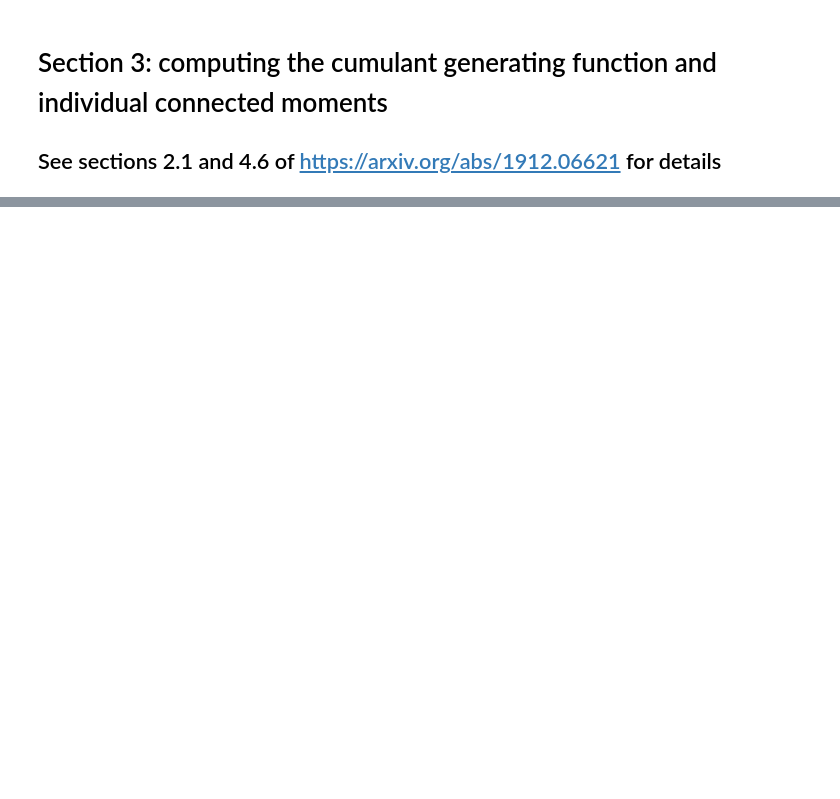
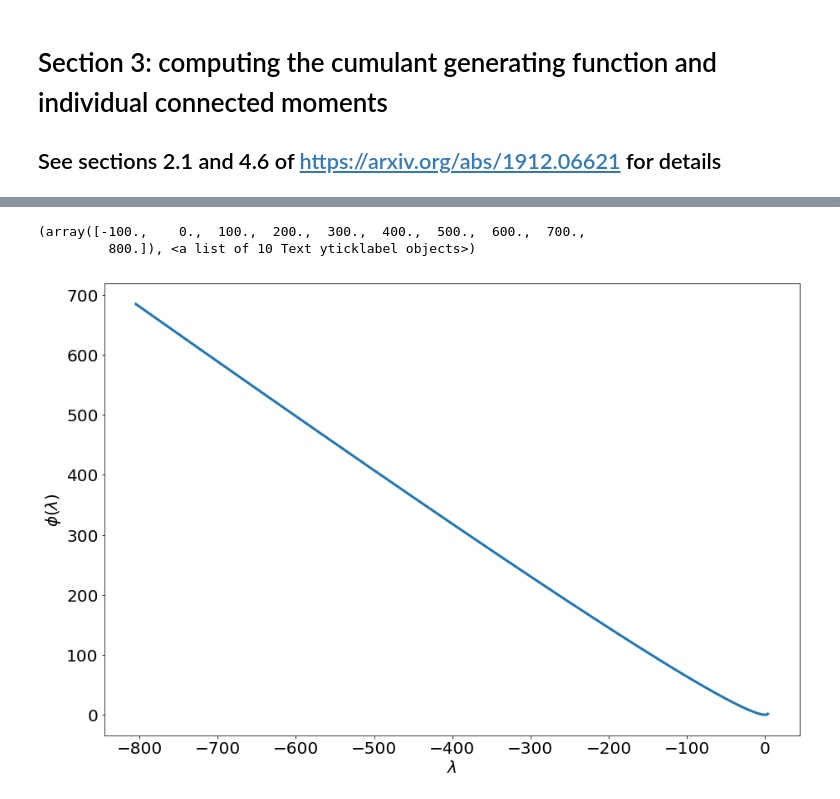
Before and after one commit to OliverFHD/CosMomentum, a Jupyter notebook: compute_PDF_and_CGF.ipynb, the cells around one changed output, grey strips where cells are left out. Saved outputs shown, nothing was run; the diff lists cells and outputs as text; code cells hidden in the pictures; blank space fills up the shorter version.

```diff
--- a/compute_PDF_and_CGF.ipynb
+++ b/compute_PDF_and_CGF.ipynb
@@ -448,0 +571,21 @@ print np.sum(P_of_N_values_sample_4)
+# %%
+var_NL_rescale = 1.0
+f_NL = 3.0
+R = 15.0
+
+d_L_values, d_NL_values, lambda_values, phi_values, lambda_G_values, phi_G_values, var_lin_values, skew_lin_values, R_L_values = CGF(z, R, f_NL, var_NL_rescale, 0)
+tau_values = d_L_values/np.sqrt(var_lin_values)
+# %%
+indeces = np.where(lambda_values[1:]>lambda_values[:len(lambda_values)-1])[0]
+#indeces = range(0, len(lambda_values))
+# %%
+plt.figure(figsize=(15, 10))
+plt.plot(lambda_values[indeces], phi_values[indeces], linewidth=3)
+plt.xlabel("$\lambda$", size=20)
+plt.ylabel("$\phi(\lambda)$", size=20)
+plt.xticks(size=20)
+plt.yticks(size=20)
+# %% [output]
+(array([-100.,    0.,  100.,  200.,  300.,  400.,  500.,  600.,  700.,
+         800.]), <a list of 10 Text yticklabel objects>)
+[figure, added]
```
Also changed, not shown: parts of 23 cells of this notebook, 13 other files.
